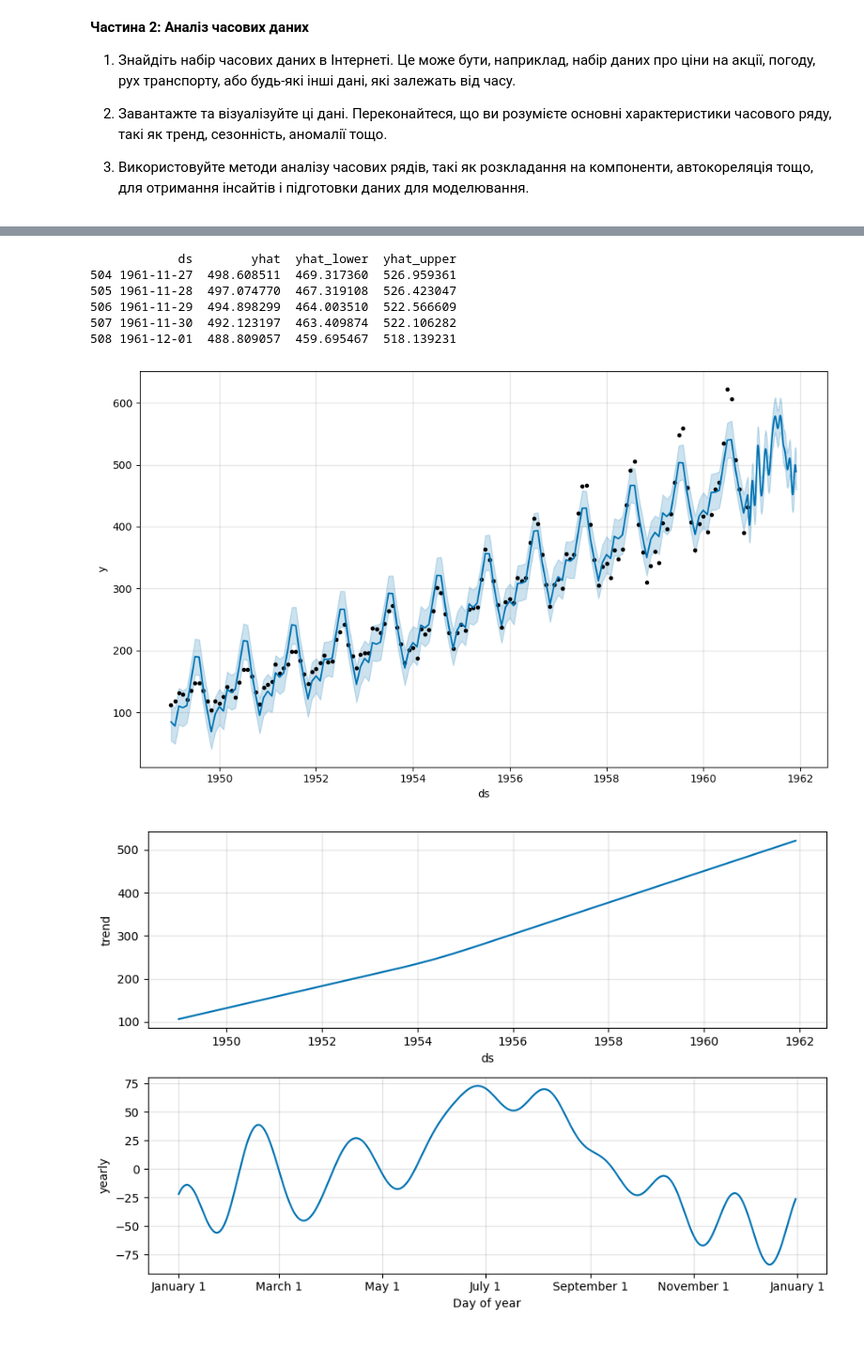
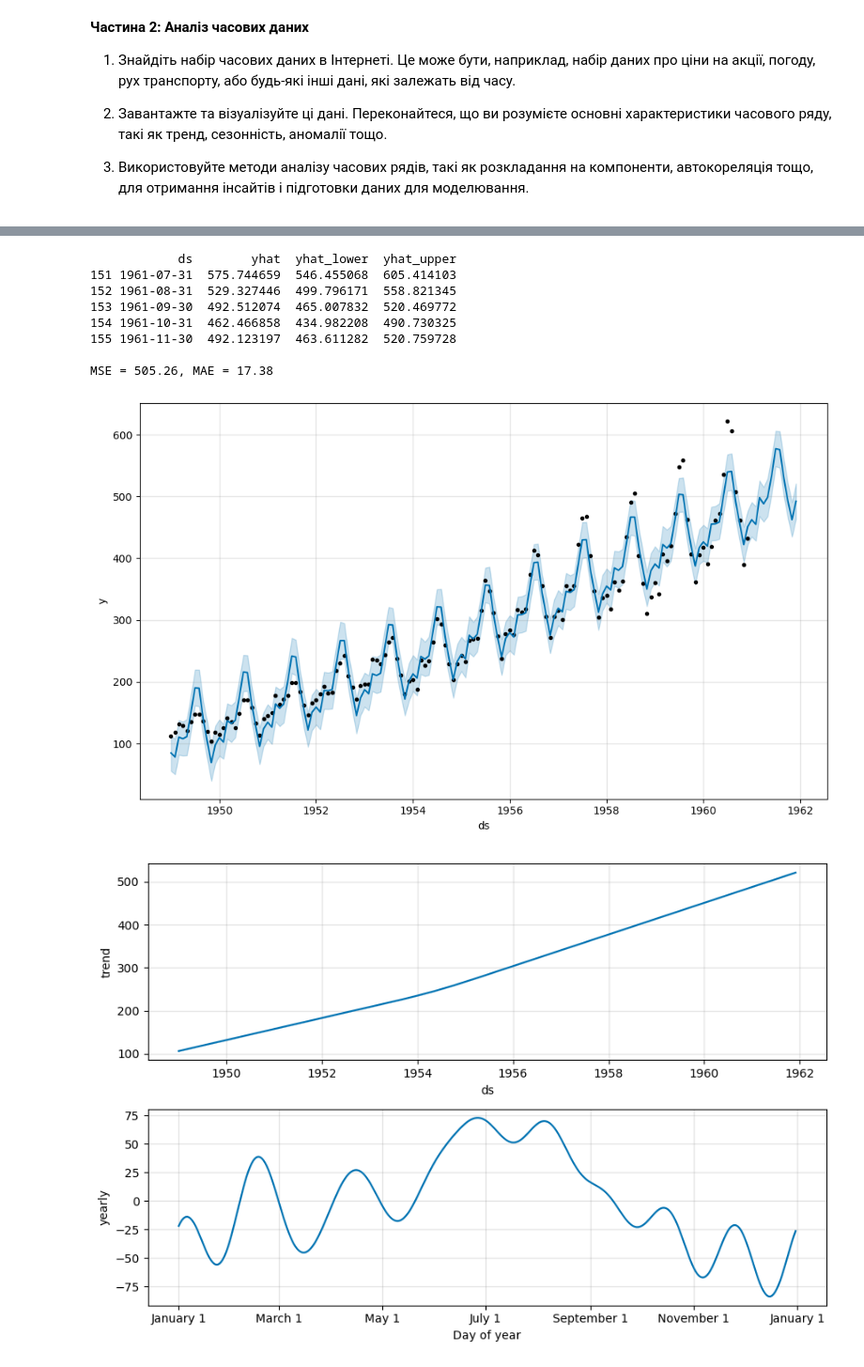
Before and after one commit to arsgooo/ml2023, a Jupyter notebook: Labs/lab2/lab2.ipynb, the cells around one changed output, grey strips where cells are left out. Shown: that part at 94% size. Cells and saved outputs as stored; diff of their text form; code cells hidden in the pictures.

```diff
--- a/Labs/lab2/lab2.ipynb
+++ b/Labs/lab2/lab2.ipynb
@@ -74,11 +74,10 @@ MSE = 110.09, R^2 = 0.98
 
 3. Використовуйте методи аналізу часових рядів, такі як розкладання на компоненти, автокореляція тощо, для отримання інсайтів і підготовки даних для моделювання.
 # %%
-import numpy as np
 import pandas as pd
 import matplotlib.pyplot as plt
 from prophet import Prophet
-from sklearn.metrics import mean_squared_error, r2_score
+from sklearn.metrics import mean_absolute_error, mean_squared_error
 from statsmodels.tsa.stattools import adfuller
 from statsmodels.tsa.seasonal import seasonal_decompose
 import warnings
@@ -132,9 +131,16 @@ model = Prophet()
 model.fit(data)
 
 # Making predictions
-future = model.make_future_dataframe(periods=365, freq='D')
+future = model.make_future_dataframe(periods=12, freq='M')
 forecast = model.predict(future)
 print(forecast[['ds', 'yhat', 'yhat_lower', 'yhat_upper']].tail())
+
+# Evaluating the model
+metric_df = forecast.set_index('ds')[['yhat']].join(data.set_index('ds').y).reset_index() # building a combined dataframe with yhat from the forecasts and the original y values from the data
+metric_df.dropna(inplace=True)
+mse = mean_squared_error(metric_df.y, metric_df.yhat)
+mae = mean_absolute_error(metric_df.y, metric_df.yhat)
+print(f"\nMSE = {mse:.2f}, MAE = {mae:.2f}")
 
 # Making a plot with real values and predicted ones
 plot = model.plot(forecast)
@@ -161,8 +167,10 @@ Critical values:
             ds        yhat  yhat_lower  yhat_upper
-504 1961-11-27  498.608511  469.317360  526.959361
-505 1961-11-28  497.074770  467.319108  526.423047
-506 1961-11-29  494.898299  464.003510  522.566609
-507 1961-11-30  492.123197  463.409874  522.106282
-508 1961-12-01  488.809057  459.695467  518.139231
+151 1961-07-31  575.744659  546.455068  605.414103
+152 1961-08-31  529.327446  499.796171  558.821345
+153 1961-09-30  492.512074  465.007832  520.469772
+154 1961-10-31  462.466858  434.982208  490.730325
+155 1961-11-30  492.123197  463.611282  520.759728
+
+MSE = 505.26, MAE = 17.38
-[figure, old version]
+[figure, new version]
 [figure]
```
Also changed, not shown: parts of 3 cells of this notebook, 1 other file.
